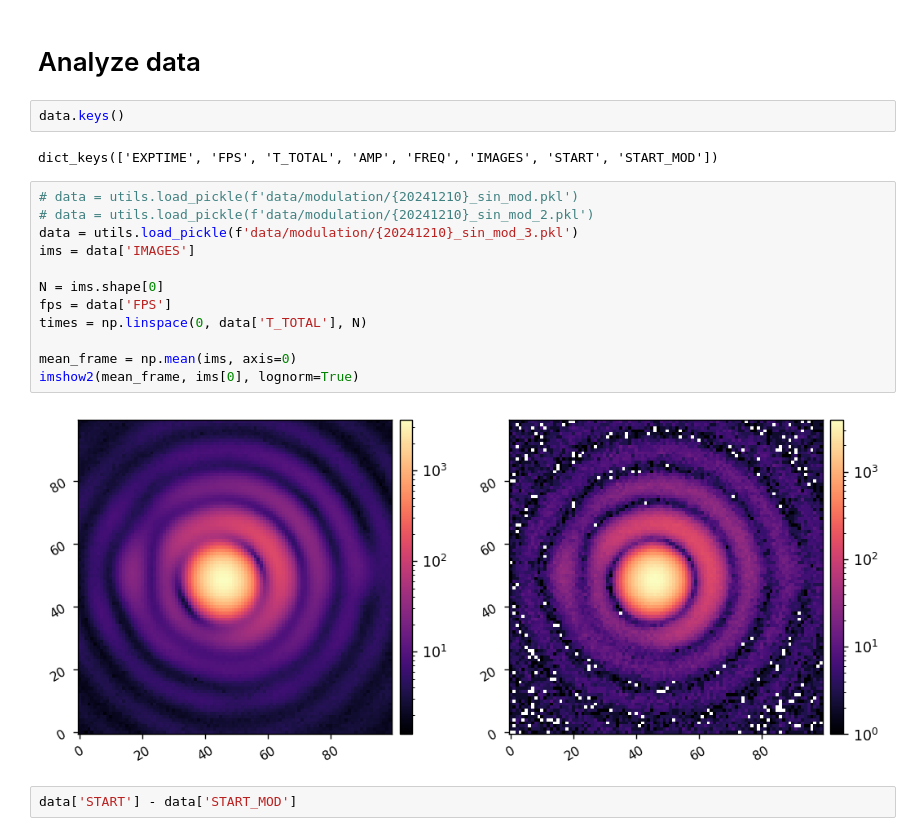
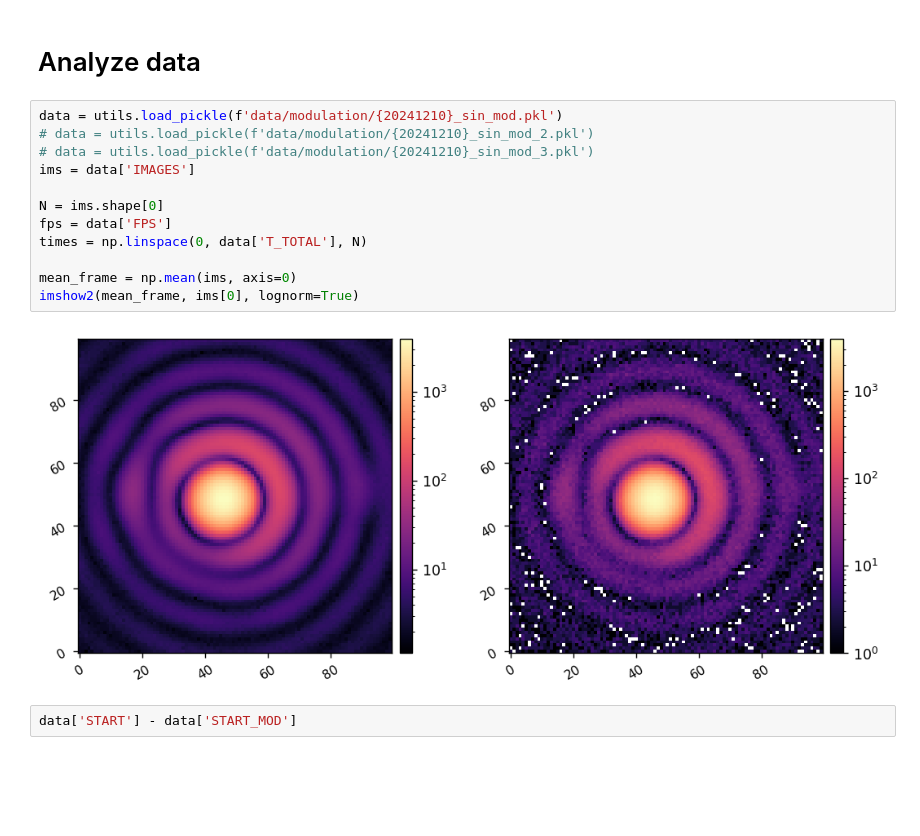
Before and after one commit to nick-lambert/fsm-exps, a Jupyter notebook: record_sin_modulation.ipynb, the cells around one changed output. Drawn from its saved outputs; the diff is of its cells as text; blank space fills up the shorter version.

```diff
--- a/record_sin_modulation.ipynb
+++ b/record_sin_modulation.ipynb
@@ -166,24 +166,20 @@ utils.save_pickle(f'data/modulation/{today}_sin_mod_3.pkl', data)
 Saved data to:  data/sin-mod/20241210_sin_mod_3.pkl
 # %% [markdown]
 # Analyze data
-# %%
-data.keys()
-# %% [output]
-dict_keys(['EXPTIME', 'FPS', 'T_TOTAL', 'AMP', 'FREQ', 'IMAGES', 'START', 'START_MOD'])
 # %%
-# data = utils.load_pickle(f'data/modulation/{20241210}_sin_mod.pkl')
+data = utils.load_pickle(f'data/modulation/{20241210}_sin_mod.pkl')
 # data = utils.load_pickle(f'data/modulation/{20241210}_sin_mod_2.pkl')
-data = utils.load_pickle(f'data/modulation/{20241210}_sin_mod_3.pkl')
+# data = utils.load_pickle(f'data/modulation/{20241210}_sin_mod_3.pkl')
 ims = data['IMAGES']
 
 N = ims.shape[0]
 fps = data['FPS']
 times = np.linspace(0, data['T_TOTAL'], N)
 
 mean_frame = np.mean(ims, axis=0)
 imshow2(mean_frame, ims[0], lognorm=True)
 # %% [output]
-[figure, old version]
+[figure, new version]
 # %%
 data['START'] - data['START_MOD']
 # %% [output]
```
Also changed, not shown: parts of 2 cells of this notebook, 1 other file.
